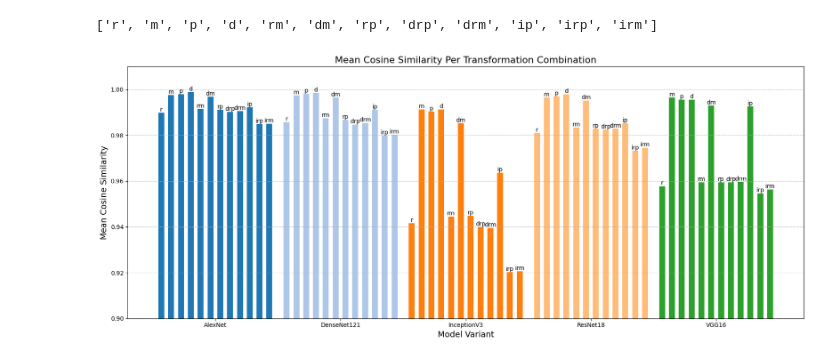
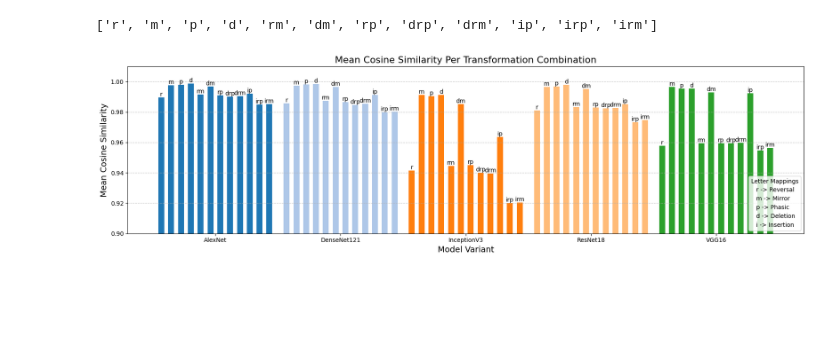
Before and after one commit to afxwong/CNNTransformationalSimilarity, a Jupyter notebook: get_similarities.ipynb, the cells around one changed output. Drawn from its saved outputs; the diff is of its cells as text; code cells hidden in the pictures; blank space fills up the shorter version.

Commit message:
better visual

```diff
--- a/get_similarities.ipynb
+++ b/get_similarities.ipynb
@@ -1202,6 +1183,8 @@ newlab
 # %% [output]
 ['r', 'm', 'p', 'd', 'rm', 'dm', 'rp', 'drp', 'drm', 'ip', 'irp', 'irm']
 # %%
+from matplotlib.patches import Rectangle
+from matplotlib.lines import Line2D
 sections = 5
 bars_per_section = 12
 gap_between_bars = 0.8
@@ -1211,32 +1194,39 @@ section_gap = 1.5
 # positions = np.arange(sections * bars_per_section) + np.repeat(np.arange(sections) * section_gap, bars_per_section)
 positions = np.arange(sections * bars_per_section) * (bar_width + gap_between_bars)
 positions = positions + np.repeat(np.arange(sections) * section_gap, bars_per_section)
 colors = plt.cm.tab20.colors[:sections]
-fig, ax = plt.subplots(figsize=(17, 7))
+fig, ax = plt.subplots(figsize=(17, 5))
+
 for i in range(sections):
     start = i * bars_per_section
     end = start + bars_per_section
     # ax.bar(positions[start:end], data[i], color=colors[i], label=f'Section {i+1}', width=bar_width)
     bars = ax.bar(positions[start:end], data[i], color=colors[i], label=f'Section {i+1}', width=bar_width)
     for j, bar in enumerate(bars):
         height = bar.get_height()
         ax.text(
             bar.get_x() + bar.get_width() / 2,
             height,
             newlab[j],
             ha='center', va='bottom', fontsize=10
         )
 
 ax.set_title('Mean Cosine Similarity Per Transformation Combination', fontsize=16)
 ax.set_xlabel('Model Variant', fontsize=14)
 ax.set_ylabel('Mean Cosine Similarity', fontsize=14)
 ax.set_xticks(positions[::bars_per_section] + (bars_per_section - 1))
 ax.set_xticklabels(section_names)
 plt.ylim((0.9, 1.01))
 # ax.legend(loc='lower right')
+# ax.legend(handles=['r', 'm', 'p', 'd', 'i'], labels=['Reversal', 'Mirror', 'Phasic', 'Deletion', 'Insertion'], title='Sections')
+legend_handles = []
+for a, b in zip(['r', 'm', 'p', 'd', 'i'], ['Reversal', 'Mirror', 'Phasic', 'Deletion', 'Insertion']):
+    legend_handles.append(Line2D([0], [0], color='None', lw=1, label=f'{a} -> {b}'))
+ax.legend(handles=legend_handles, title='Letter Mappings', handlelength=-0.5, loc='lower right')
+# ax.legend(handles = legend_handles, title='Sections')
 ax.grid(axis='y', linestyle='--', alpha=0.7)
 
 plt.tight_layout()
 plt.show()
 # %% [output]
-[figure, old version]
+[figure, new version]
```
Also changed, not shown: parts of 2 cells of this notebook.
